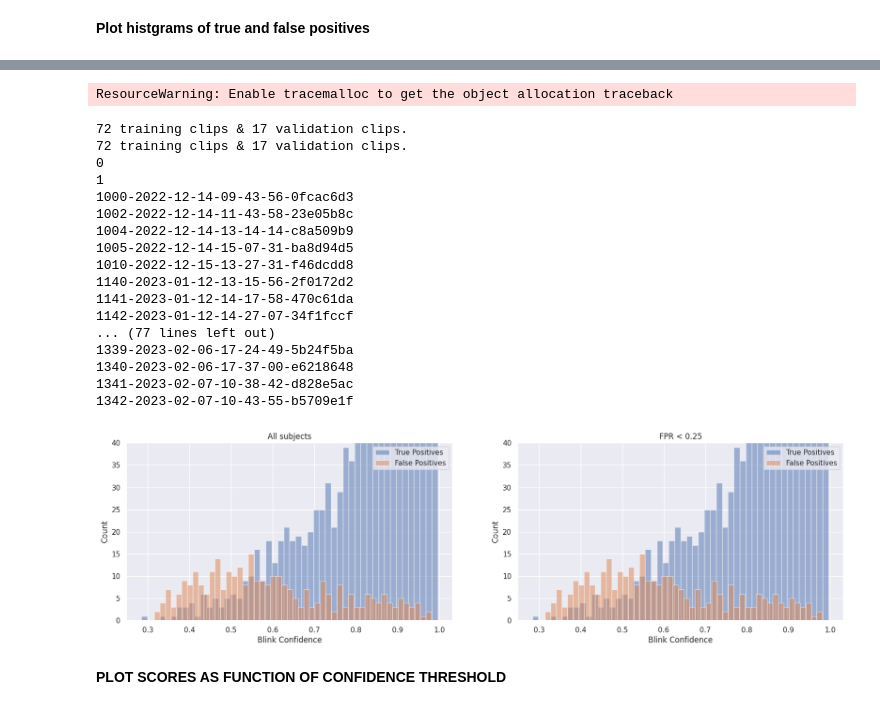
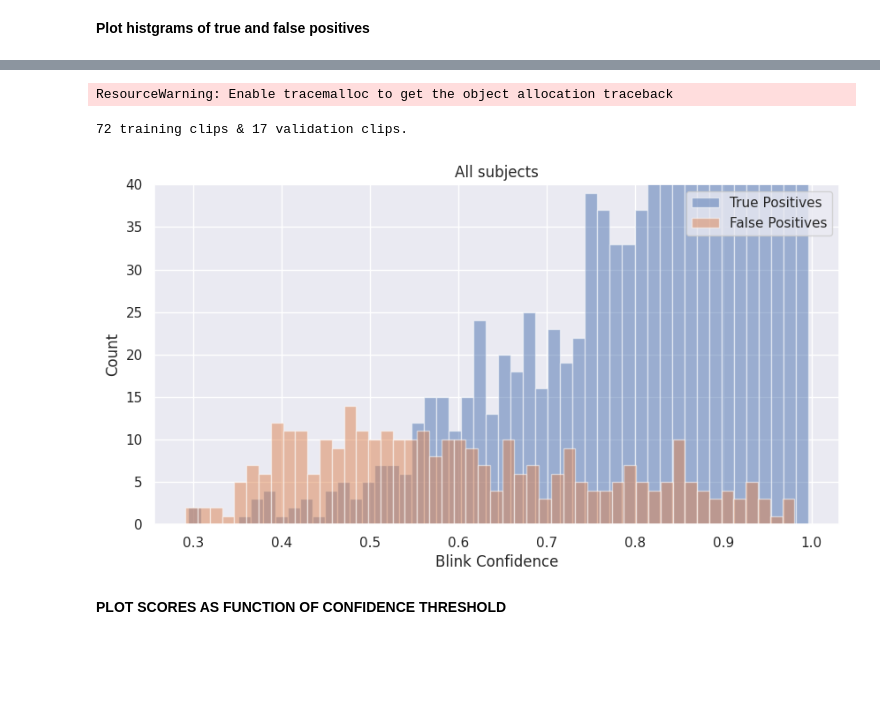
Before and after one commit to tpfffr/neon_blink_detection, a Jupyter notebook: notebooks/detect_blinks.ipynb, the cells around one changed output, grey strips where cells are left out. Drawn from its saved outputs; the diff is of its cells as text; code cells hidden in the pictures; blank space fills up the shorter version.

```diff
--- a/notebooks/detect_blinks.ipynb
+++ b/notebooks/detect_blinks.ipynb
@@ -398,9 +398,7 @@ def compute_confidence(type="mean", prctile=None):
 
     blink_info = {}
 
-    # dataset_splitter = load_dataset_splitter(n_clips=None, n_splits=5)
-
-    _, _, results = load_classifier_output(type="XGB", second_level=False, subtract_mean=False, idx=0)
+    _, _, results = load_classifier_output(type="CNN", second_level=False, subtract_mean=False, idx=0)
 
     dataset_splitter = results.dataset_splitter
 
@@ -409,7 +407,7 @@ def compute_confidence(type="mean", prctile=None):
             continue
 
 
-        all_probas, classifier_params, results = load_classifier_output(type="XGB", second_level=False, subtract_mean=False, idx=idx)
+        all_probas, classifier_params, results = load_classifier_output(type="CNN", second_level=False, subtract_mean=False, idx=idx)
 
         clf = None
         for clip_name in clip_tuples_val:
@@ -463,18 +461,10 @@ def compute_confidence(type="mean", prctile=None):
                 confidence_blink_tmp, _, _ = pf.compute_confidence(start_idx, end_idx, smoothed_proba, type=type, prctile=prctile)
                 fp_confidence[clip_name].append(confidence_blink_tmp)
 
-        # recall.append(len(tp) / (len(tp) +  len(fn)))
-        # precision.append(len(tp) / (len(tp) +  len(fp)))
-        # f1.append(2 * (precision[-1] * recall[-1]) / (precision[-1] + recall[-1]))
-
-        # # compute number of samples per iteration
-        # n_samples.append(sum([len(all_timestamps[x]) for x in clip_tuples_val]))
-
-
     return tp_confidence, fp_confidence, blink_info#, recall, precision, f1, n_samples
 
 
-_, _, results = load_classifier_output(type="XGB", second_level=False, subtract_mean=False, idx=0)
+_, _, results = load_classifier_output(type="CNN", second_level=False, subtract_mean=False, idx=0)
 
 dataset_splitter = results.dataset_splitter
 
@@ -600,50 +547,15 @@ plot_histogram_confidence(true_pos_conf, false_pos_conf, ax[1], "FPR < %.2f" %fp
 # %%
 dataset_splitter = load_dataset_splitter(n_clips=None, n_splits=5)
 tp_confidence, fp_confidence, blink_info = compute_confidence(type="percentile", prctile=0.25)
 
 true_pos_conf = np.concatenate([list(tp_confidence[x]) for x in tp_confidence.keys()])
 false_pos_conf = np.concatenate([list(fp_confidence[x]) for x in tp_confidence.keys()])
 
-fig, ax = plt.subplots(1, 2)
-fig.set_size_inches(20, 5)
+fig, ax = plt.subplots(1, 1)
+fig.set_size_inches(10, 5)
 
-plot_histogram_confidence(true_pos_conf, false_pos_conf, ax[0], "All subjects")
-
-# extract subject ids with fpr < 0.25
-fpr_threshold = 0.25
-subject_ids = []
-for subject_id in blink_info.keys():
-    if blink_info[subject_id]["fpr"] < fpr_threshold:
-        subject_ids.append(subject_id)
-    else:
-        # print the subject id and fpr
-        print("Subj %s: FPR = %.2f" %(subject_id, blink_info[subject_id]["fpr"]))
-
-# extract true positive confidence and false positive confidence for these subjects
-true_pos_conf = []
-false_pos_conf = []
-for subject_id in subject_ids:
-    true_pos_conf.extend(tp_confidence[subject_id])
-    false_pos_conf.extend(fp_confidence[subject_id])
-
-plot_histogram_confidence(true_pos_conf, false_pos_conf, ax[1], "FPR < %.2f" %fpr_threshold)
+plot_histogram_confidence(true_pos_conf, false_pos_conf, ax, "All subjects")
 # %% [output]
 ResourceWarning: Enable tracemalloc to get the object allocation traceback
 72 training clips & 17 validation clips.
-72 training clips & 17 validation clips.
-0
-1
-1000-2022-12-14-09-43-56-0fcac6d3
-1002-2022-12-14-11-43-58-23e05b8c
-1004-2022-12-14-13-14-14-c8a509b9
-1005-2022-12-14-15-07-31-ba8d94d5
-1010-2022-12-15-13-27-31-f46dcdd8
-1140-2023-01-12-13-15-56-2f0172d2
-1141-2023-01-12-14-17-58-470c61da
-1142-2023-01-12-14-27-07-34f1fccf
-... (77 lines left out)
-1339-2023-02-06-17-24-49-5b24f5ba
-1340-2023-02-06-17-37-00-e6218648
-1341-2023-02-07-10-38-42-d828e5ac
-1342-2023-02-07-10-43-55-b5709e1f
-[figure, old version]
+[figure, new version]
```
Also changed, not shown: parts of 24 cells of this notebook, 1 other file.
